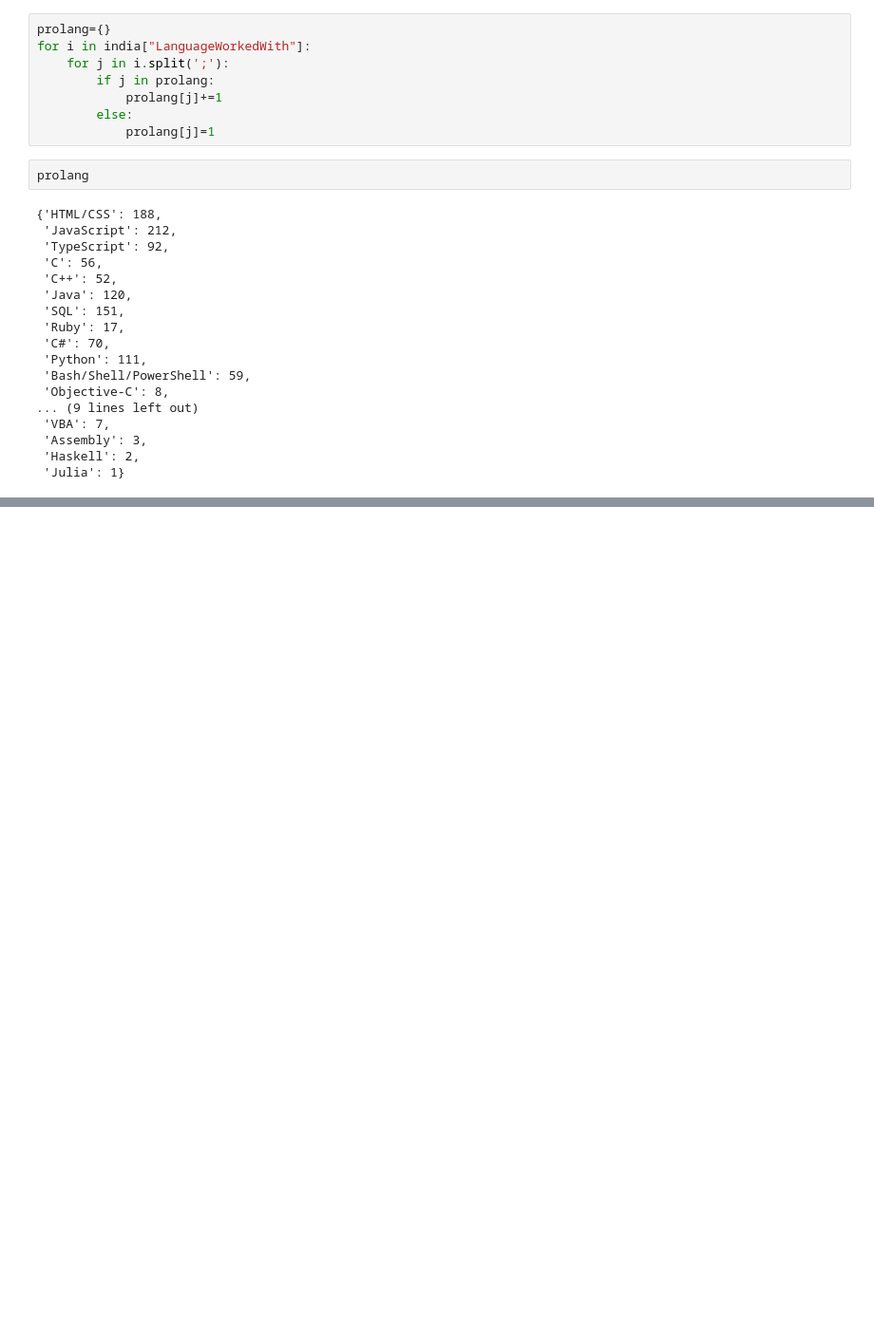
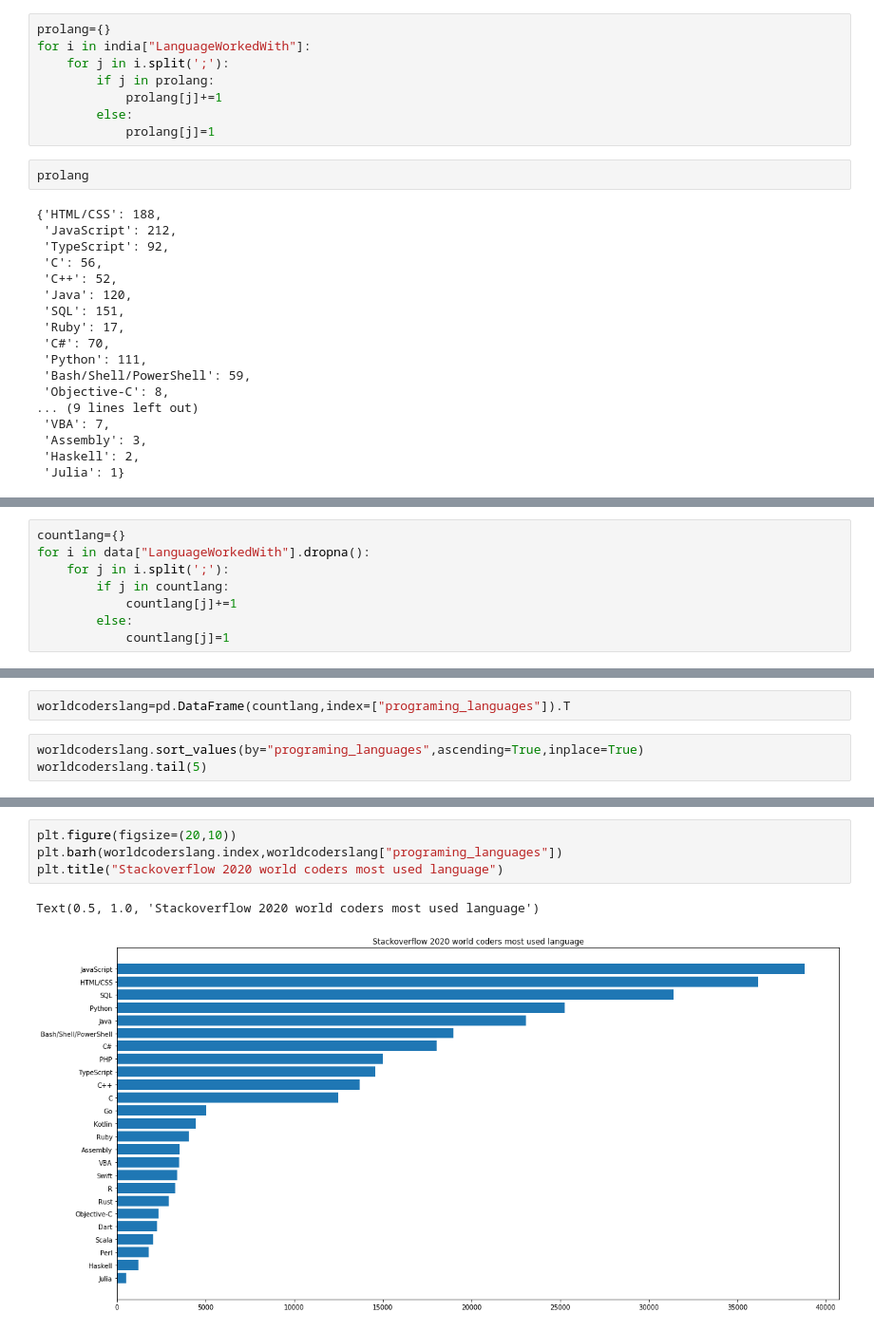
Before and after one commit to Ganeshpy3/Data-analysis, a Jupyter notebook: stackoverflow/Untitled7.ipynb, the cells around one changed output, grey strips where cells are left out. Shown at 95% size. Saved outputs shown, nothing was run; the diff lists cells and outputs as text; blank space fills up the shorter version.

```diff
--- a/stackoverflow/Untitled7.ipynb
+++ b/stackoverflow/Untitled7.ipynb
@@ -172,0 +187,8 @@ prolang
+# %%
+countlang={}
+for i in data["LanguageWorkedWith"].dropna():
+    for j in i.split(';'):
+        if j in countlang:
+            countlang[j]+=1
+        else:
+            countlang[j]=1
@@ -172,0 +215,5 @@ prolang
+# %%
+worldcoderslang=pd.DataFrame(countlang,index=["programing_languages"]).T
+# %%
+worldcoderslang.sort_values(by="programing_languages",ascending=True,inplace=True)
+worldcoderslang.tail(5)
@@ -172,0 +227,7 @@ prolang
+# %%
+plt.figure(figsize=(20,10))
+plt.barh(worldcoderslang.index,worldcoderslang["programing_languages"])
+plt.title("Stackoverflow 2020 world coders most used language")
+# %% [output]
+Text(0.5, 1.0, 'Stackoverflow 2020 world coders most used language')
+[figure, added]
```
Also changed, not shown: parts of 9 cells of this notebook.
